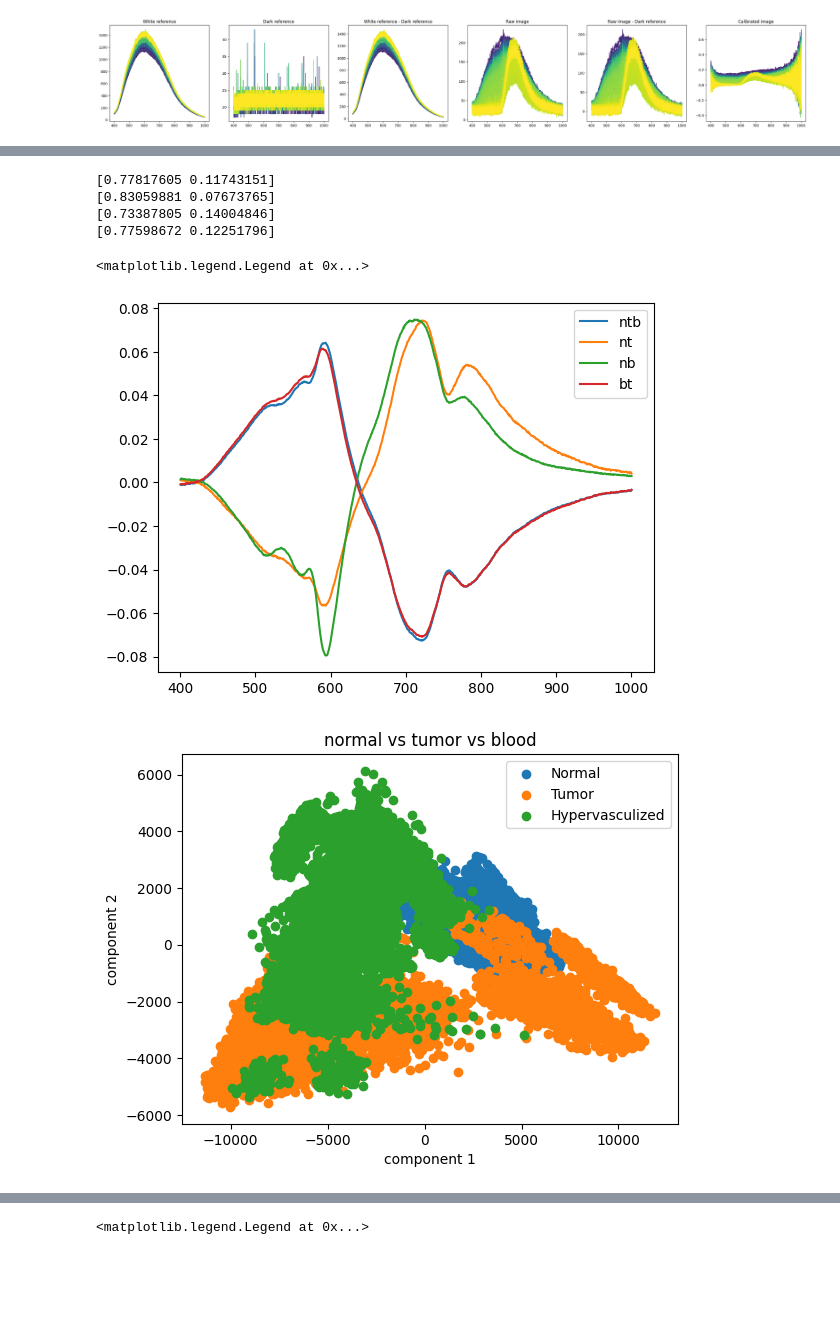
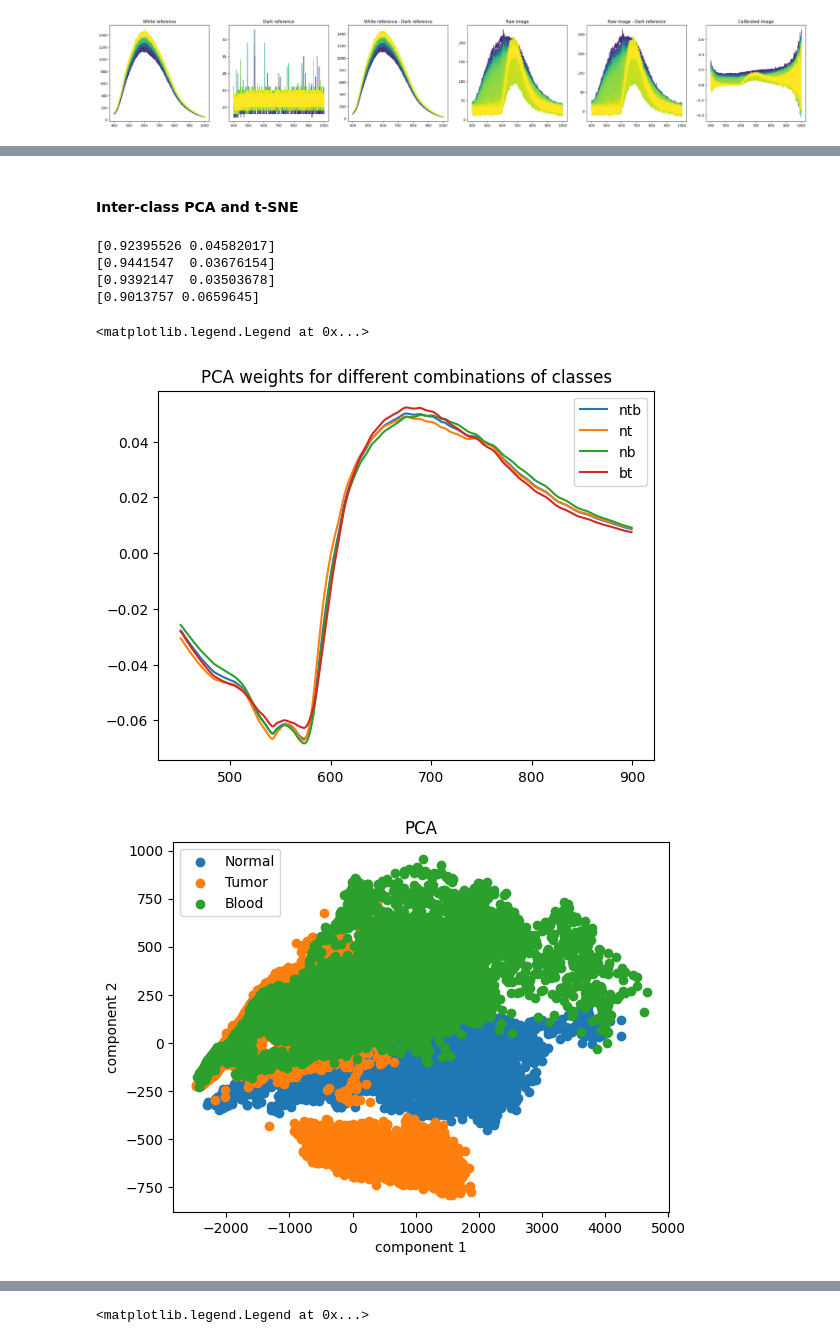
Before and after one commit to hartenbergerma/thesis, a Jupyter notebook: helicoid_tests/helicoid_pca_test.ipynb, the cells around one changed output, grey strips where cells are left out. Drawn from its saved outputs; the diff is of its cells as text; code cells hidden in the pictures; blank space fills up the shorter version.

```diff
--- a/helicoid_tests/helicoid_pca_test.ipynb
+++ b/helicoid_tests/helicoid_pca_test.ipynb
@@ -252,29 +201,24 @@ for n, patient in enumerate(gradeIVpatients):
 # %%
+pixel_data = np.load(data_folder + "gradeIV_projected.npz")
+
 class_labels = ["Normal", "Tumor", "Blood"]
-img = sp.open_image("helicoid/008-01/raw.hdr") # load example image to get band centers
-bands = img.bands.centers
+bands = sp.open_image(data_folder + "008-01/raw.hdr").bands.centers # load example image to get band centers
 
 def preprocess(data):
     data, band_centers = band_removal(data, [450.0, 900.0], bands)
     data = smooth_spectral(data)
-    data = normalize_spectral_interval(data)
+    # data = normalize_spectral_interval(data)
     return data, band_centers
 
-normal = np.load('pca_tumor_normal_preprocessed_new.npz')['normal']
+normal = pixel_data['normal']
 normal, band_centers = preprocess(normal)
 
-tumor = np.load('pca_tumor_normal_preprocessed_new.npz')['tumor']
+tumor = pixel_data['tumor']
 tumor, band_centers = preprocess(tumor)
 
-blood = np.load('pca_tumor_normal_preprocessed_new.npz')['blood']
+blood = pixel_data['blood']
 blood, band_centers = preprocess(blood)
 
 print(tumor.shape, normal.shape, blood.shape)
-
-plt.figure()
-plt.plot(band_centers, np.mean(normal, axis=0), label="Normal")
-plt.plot(band_centers, np.mean(tumor, axis=0), label="Tumor")
-plt.plot(band_centers, np.mean(blood, axis=0), label="Blood")
-plt.legend()
 # %% [output]
 (11054, 618) (34419, 618) (26651, 618)
@@ -299,17 +252,7 @@ for i, data in enumerate([normal, tumor, blood]):
+# %% [markdown]
+#### Inter-class PCA and t-SNE
 # %%
-# Inter-class PCA
 nsamples = 10000
-data_file = np.load('pca_projected_preprocessed.npz')
-# data_file = np.load('pca_calibrated_preprocessed_new.npz')
-
-# load example image to get band centers
-img = sp.open_image("../datasets/helicoid/008-01/raw.hdr") # load example image to get band centers
-band_centers = img.bands.centers
-
-# select 10000 random samples from each class
-normal = data_file['normal']
-tumor = data_file['tumor']
-blood = data_file['blood']
 
 # set seed
 np.random.seed(0)
@@ -336,39 +279,52 @@ plt.plot(band_centers, pca.components_[0], label="nt")
 pca.fit(N_and_B)
 print(pca.explained_variance_ratio_)
 plt.plot(band_centers, pca.components_[0], label="nb")
 pca.fit(B_and_T)
 print(pca.explained_variance_ratio_)
 plt.plot(band_centers, pca.components_[0], label="bt")
 plt.legend()
+plt.title("PCA weights for different combinations of classes")
 
 ntb = pca.fit_transform(N_and_T_and_B)
 
+
+tsne = TSNE(n_components=2)
+ntb_tsne = tsne.fit_transform(N_and_T_and_B)
+
+Y = np.repeat([0,1,2], nsamples)
 plt.figure()
-Y = np.repeat([1, 2, 3], nsamples)
-for i in range(1,4):
+for i in range(3):
     plt.scatter(ntb[Y==i, 0], ntb[Y==i, 1], label=class_labels[i])
 plt.xlabel('component 1')
 plt.ylabel('component 2')
-plt.title('normal vs tumor vs blood')
+plt.title('PCA')
+plt.legend()
+
+plt.figure()
+for i in range(3):
+    plt.scatter(ntb_tsne[Y==i, 0], ntb_tsne[Y==i, 1], label=class_labels[i])
+plt.xlabel('component 1')
+plt.ylabel('component 2')
+plt.title('t-SNE')
 plt.legend()
 
 
 # pca = PCA(3)
 # ntb = pca.fit_transform(N_and_T_and_B)
 
 # fig = plt.figure(figsize=(8, 6))
 # ax = fig.add_subplot(111, projection='3d')
 # for i in range(1,4):
 #     ax.scatter(ntb[Y==i,0], ntb[Y==i,1], ntb[Y==i,2], label=class_labels[i], marker='.', s=50)
 # ax.set_xlabel('component 1')
 # ax.set_ylabel('component 2')
 # ax.set_zlabel('component 3')
 # plt.legend()
 # %% [output]
-[0.77817605 0.11743151]
-[0.83059881 0.07673765]
-[0.73387805 0.14004846]
-[0.77598672 0.12251796]
+[0.92395526 0.04582017]
+[0.9441547  0.03676154]
+[0.9392147  0.03503678]
+[0.9013757 0.0659645]
 <matplotlib.legend.Legend at 0x...>
-[figure, old version]
+[figure, new version]
-[figure, old version]
+[figure, new version]
```
Also changed, not shown: parts of 11 cells of this notebook, 6 other files.
